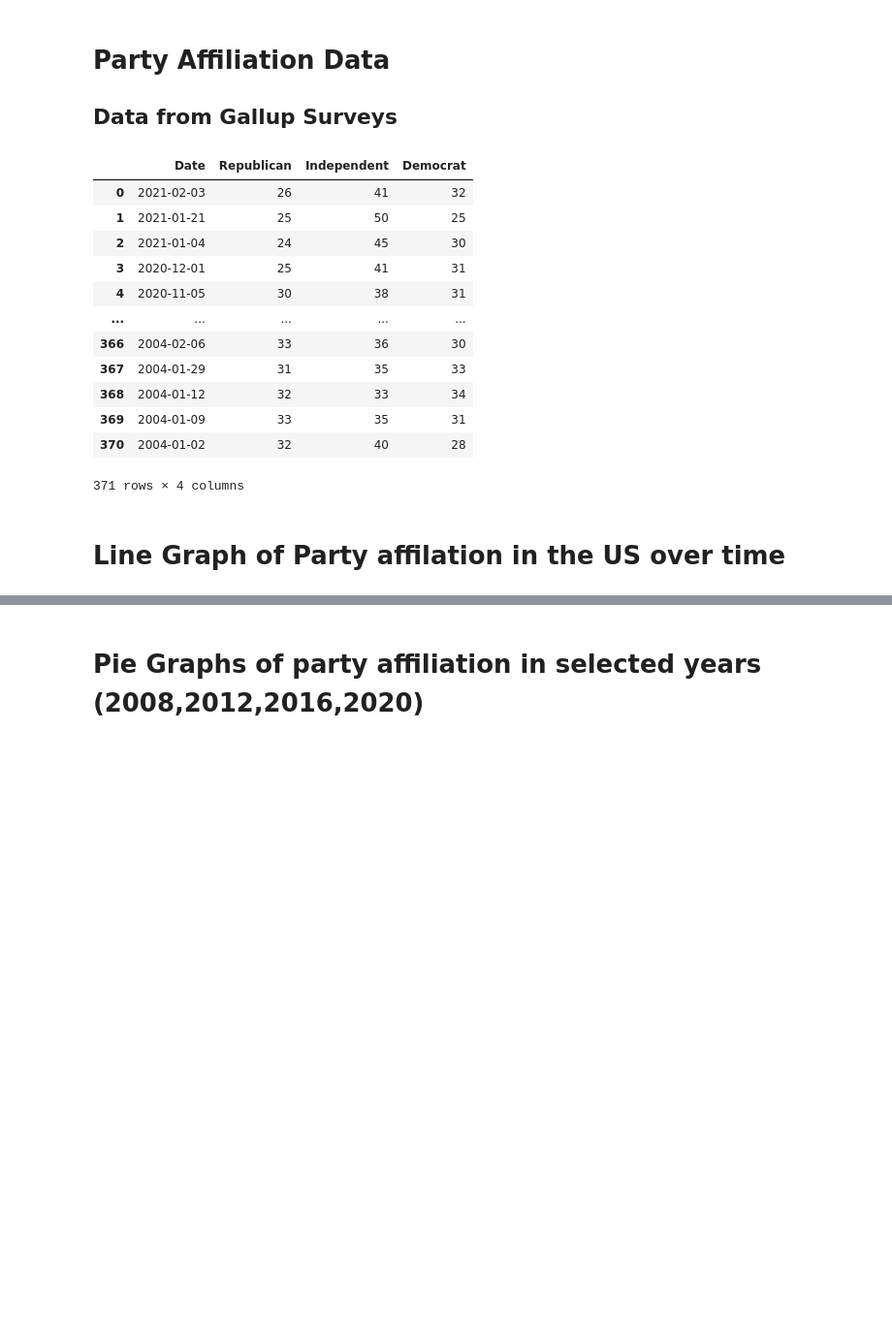
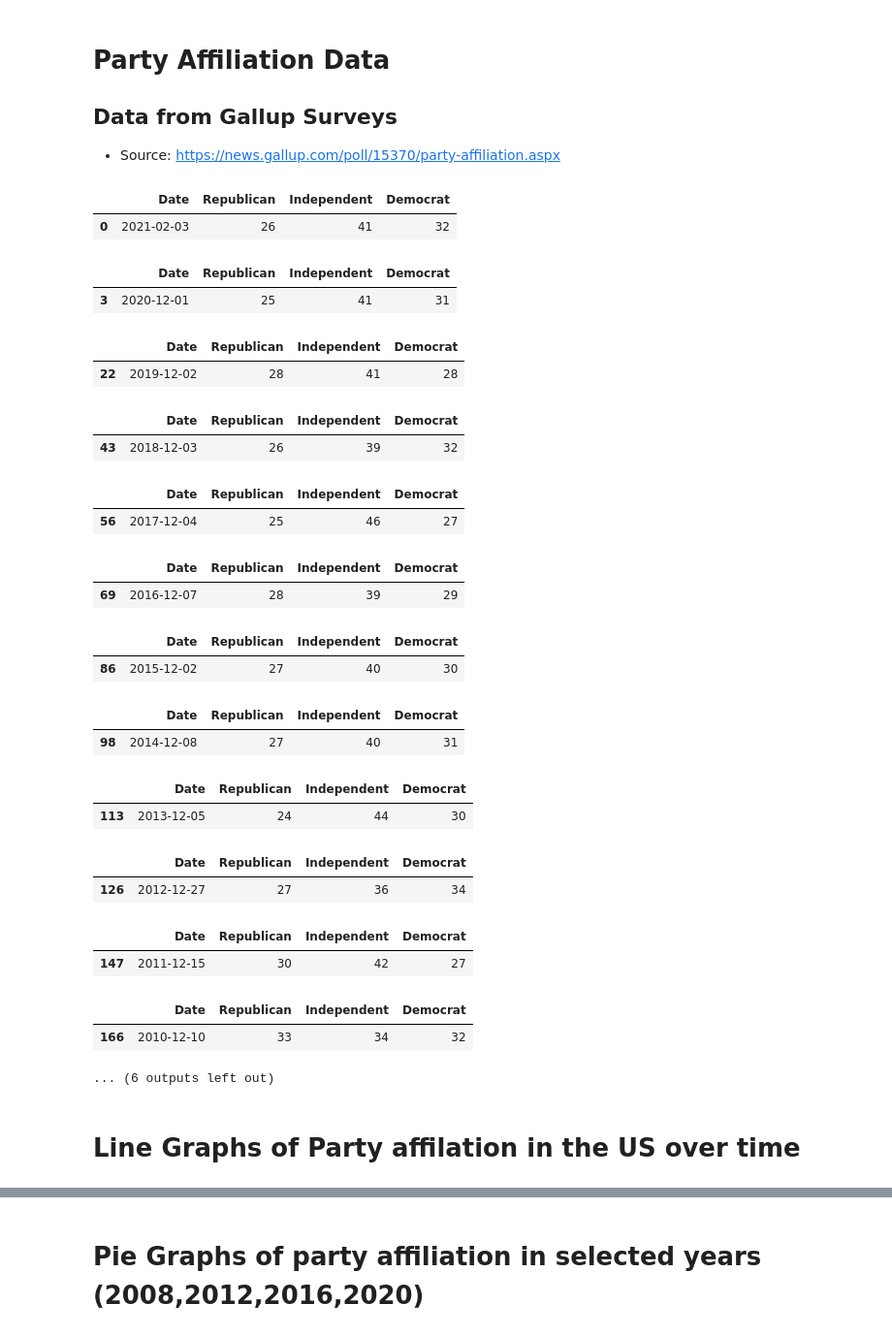
Before and after one commit to akamran2001/PartyAffiliation, a Jupyter notebook: PartyAnalysis.ipynb, the cells around one changed output, grey strips where cells are left out. Shown at 97% size. Saved outputs shown, nothing was run; the diff lists cells and outputs as text; code cells hidden in the pictures; blank space fills up the shorter version.

```diff
--- a/PartyAnalysis.ipynb
+++ b/PartyAnalysis.ipynb
@@ -11,24 +11,39 @@ def getDate(DateString):
 # Party Affiliation Data
 
 ## Data from Gallup Surveys
+* Source: https://news.gallup.com/poll/15370/party-affiliation.aspx
 # %%
 df = pd.read_csv('party.csv')
 df.columns = ["Date", "Republican", "Independent", "Democrat"]
 df["Date"] = df["Date"].apply(getDate)
-df
+for year in range(2021,2003,-1):
+    select_years = df[df['Date'].dt.year == year]
+    display(select_years.loc[select_years["Date"]==select_years["Date"][select_years.index[0]]])
 # %% [output]
 |  | Date | Republican | Independent | Democrat |
 | 0 | 2021-02-03 | 26 | 41 | 32 |
-| 1 | 2021-01-21 | 25 | 50 | 25 |
-| 2 | 2021-01-04 | 24 | 45 | 30 |
-| 3 | 2020-12-01 | 25 | 41 | 31 |
-| 4 | 2020-11-05 | 30 | 38 | 31 |
-| ... | ... | ... | ... | ... |
-| 366 | 2004-02-06 | 33 | 36 | 30 |
-| 367 | 2004-01-29 | 31 | 35 | 33 |
-| 368 | 2004-01-12 | 32 | 33 | 34 |
-| 369 | 2004-01-09 | 33 | 35 | 31 |
-| 370 | 2004-01-02 | 32 | 40 | 28 |
+|  | Date | Republican | Independent | Democrat |
+| 3 | 2020-12-01 | 25 | 41 | 31 |
+|  | Date | Republican | Independent | Democrat |
+| 22 | 2019-12-02 | 28 | 41 | 28 |
+|  | Date | Republican | Independent | Democrat |
+| 43 | 2018-12-03 | 26 | 39 | 32 |
+|  | Date | Republican | Independent | Democrat |
+| 56 | 2017-12-04 | 25 | 46 | 27 |
+|  | Date | Republican | Independent | Democrat |
+| 69 | 2016-12-07 | 28 | 39 | 29 |
+|  | Date | Republican | Independent | Democrat |
+| 86 | 2015-12-02 | 27 | 40 | 30 |
+|  | Date | Republican | Independent | Democrat |
+| 98 | 2014-12-08 | 27 | 40 | 31 |
+|  | Date | Republican | Independent | Democrat |
+| 113 | 2013-12-05 | 24 | 44 | 30 |
+|  | Date | Republican | Independent | Democrat |
+| 126 | 2012-12-27 | 27 | 36 | 34 |
+|  | Date | Republican | Independent | Democrat |
+| 147 | 2011-12-15 | 30 | 42 | 27 |
+|  | Date | Republican | Independent | Democrat |
+| 166 | 2010-12-10 | 33 | 34 | 32 |
-371 rows × 4 columns
+... (6 outputs left out)
 # %% [markdown]
-# Line Graph of Party affilation in the US over time
+# Line Graphs of Party affilation in the US over time
```
Also changed, not shown: parts of 2 cells of this notebook, 1 other file.
